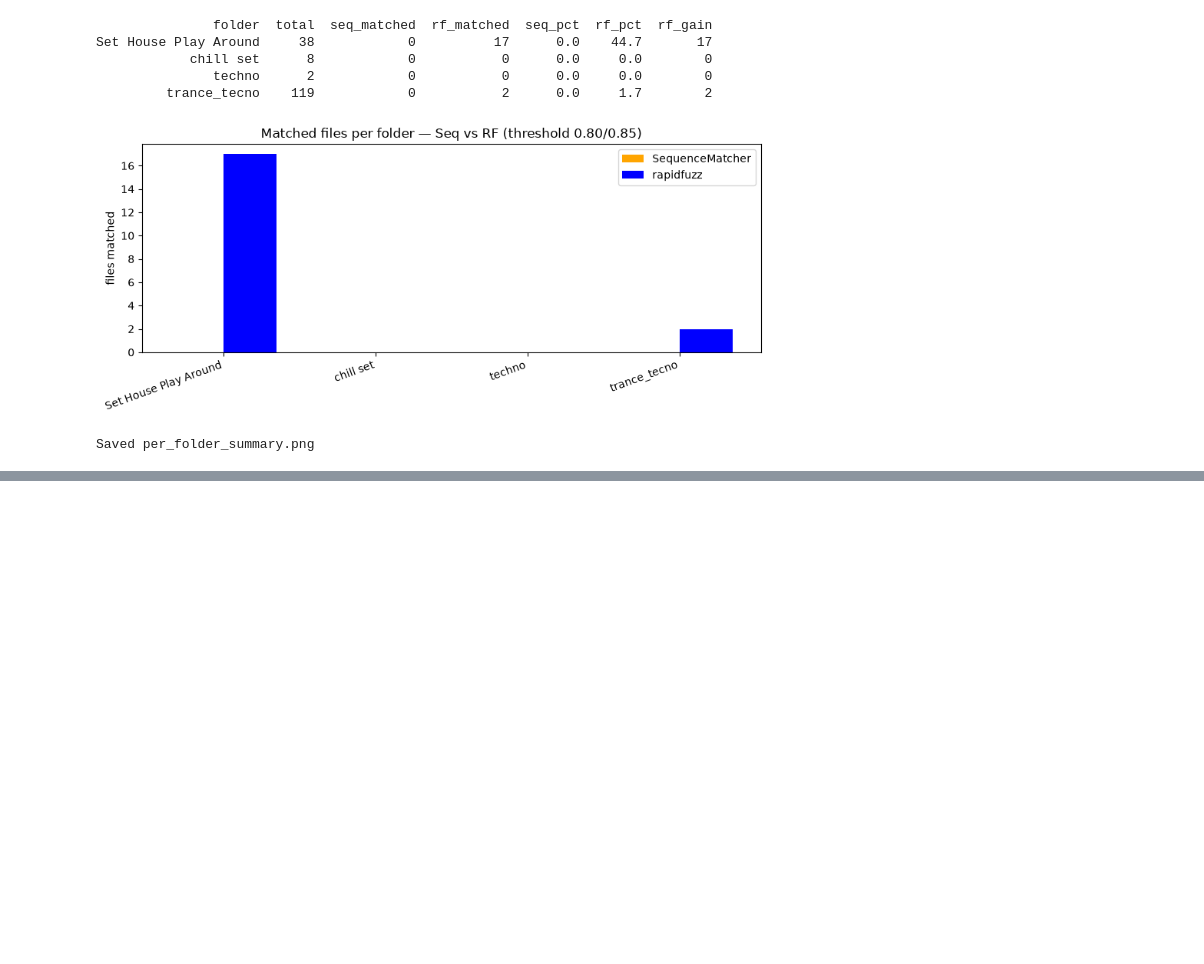
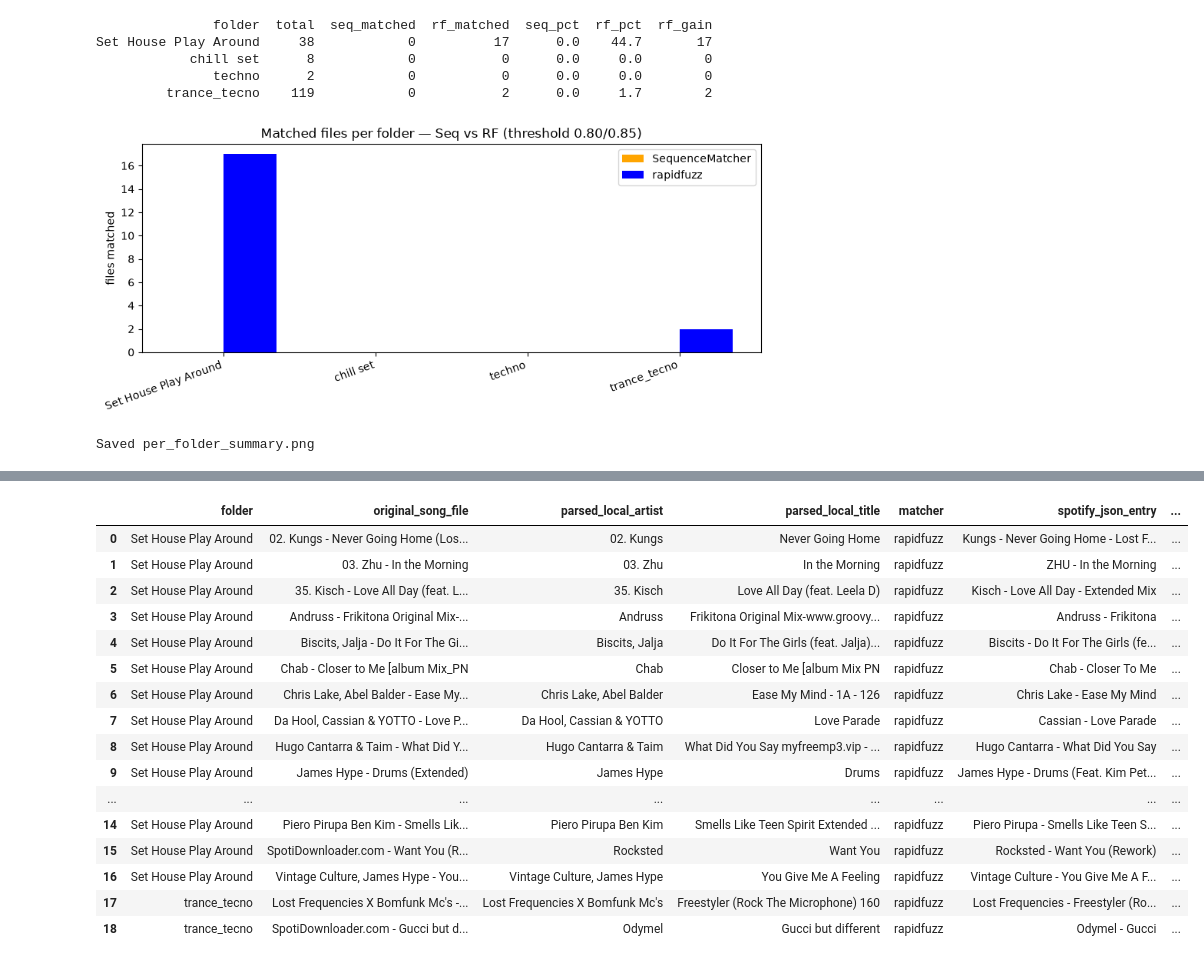
Before and after one commit to Aker95/DJ, a Jupyter notebook: experiment/matching_experiment.ipynb, the cells around one changed output, grey strips where cells are left out. Cells and saved outputs as stored; diff of their text form; code cells hidden in the pictures; blank space fills up the shorter version.

```diff
--- a/experiment/matching_experiment.ipynb
+++ b/experiment/matching_experiment.ipynb
@@ -530,0 +551,82 @@ Saved per_folder_summary.png
+# %%
+# File-level: show actual matched pairs (local file <-> Spotify JSON entry)
+match_rows = []
+
+for _, r in matrix.iterrows():
+    if r["seq_match"]:
+        match_rows.append({
+            "folder": r["folder"],
+            "original_song_file": r["filename"],
+            "parsed_local_artist": r["cand_artist"],
+            "parsed_local_title": r["cand_title"],
+            "matcher": "sequence",
+            "spotify_artist": r["seq_ref_artist"],
+            "spotify_title": r["seq_ref_title"],
+            "artist_score": r["seq_artist_score"],
+            "title_score": r["seq_title_score"],
+        })
+    if r["rf_match"]:
+        match_rows.append({
+            "folder": r["folder"],
+            "original_song_file": r["filename"],
+            "parsed_local_artist": r["cand_artist"],
+            "parsed_local_title": r["cand_title"],
+            "matcher": "rapidfuzz",
+            "spotify_artist": r["rf_ref_artist"],
+            "spotify_title": r["rf_ref_title"],
+            "artist_score": r["rf_artist_score"],
+            "title_score": r["rf_title_score"],
+        })
+
+actual_matches = pd.DataFrame(match_rows)
+
+# Enrich with exact fields from Spotify snapshot-derived ref_df
+ref_lookup = (
+    ref_df[["spotify_id", "artist", "title", "playlist", "subgenre"]]
+    .drop_duplicates(subset=["artist", "title"])
+    .rename(columns={"artist": "spotify_artist", "title": "spotify_title"})
+)
+
+actual_matches = actual_matches.merge(
+    ref_lookup,
+    on=["spotify_artist", "spotify_title"],
+    how="left"
+)
+
+actual_matches["spotify_json_entry"] = (
+    actual_matches["spotify_artist"].fillna("") + " - " + actual_matches["spotify_title"].fillna("")
+)
+
+actual_matches = actual_matches[
+    [
+        "folder",
+        "original_song_file",
+        "parsed_local_artist",
+        "parsed_local_title",
+        "matcher",
+        "spotify_json_entry",
+        "spotify_id",
+        "playlist",
+        "subgenre",
+        "artist_score",
+        "title_score",
+    ]
+].sort_values(["folder", "original_song_file", "matcher"])
+
+print(f"Matched rows (including both matchers): {len(actual_matches)}")
+display(actual_matches)
+
+# Folder-level summary (actual matches)
+folder_actual = (
+    actual_matches.groupby(["folder", "matcher"])
+    .agg(
+        matched_rows=("original_song_file", "count"),
+        unique_files_matched=("original_song_file", "nunique"),
+    )
+    .reset_index()
+    .sort_values(["folder", "matcher"])
+)
+
+print("\nFolder-level actual match summary:")
+display(folder_actual)
+# %% [output]
@@ -530,0 +634,17 @@ Saved per_folder_summary.png
+|  | folder | original_song_file | parsed_local_artist | parsed_local_title | matcher | spotify_json_entry | ... |
+| 0 | Set House Play Around | 02. Kungs - Never Going Home (Los... | 02. Kungs | Never Going Home | rapidfuzz | Kungs - Never Going Home - Lost F... | ... |
+| 1 | Set House Play Around | 03. Zhu - In the Morning | 03. Zhu | In the Morning | rapidfuzz | ZHU - In the Morning | ... |
+| 2 | Set House Play Around | 35. Kisch - Love All Day (feat. L... | 35. Kisch | Love All Day (feat. Leela D) | rapidfuzz | Kisch - Love All Day - Extended Mix | ... |
+| 3 | Set House Play Around | Andruss - Frikitona Original Mix-... | Andruss | Frikitona Original Mix-www.groovy... | rapidfuzz | Andruss - Frikitona | ... |
+| 4 | Set House Play Around | Biscits, Jalja - Do It For The Gi... | Biscits, Jalja | Do It For The Girls (feat. Jalja)... | rapidfuzz | Biscits - Do It For The Girls (fe... | ... |
+| 5 | Set House Play Around | Chab - Closer to Me [album Mix_PN | Chab | Closer to Me [album Mix PN | rapidfuzz | Chab - Closer To Me | ... |
+| 6 | Set House Play Around | Chris Lake, Abel Balder - Ease My... | Chris Lake, Abel Balder | Ease My Mind - 1A - 126 | rapidfuzz | Chris Lake - Ease My Mind | ... |
+| 7 | Set House Play Around | Da Hool, Cassian & YOTTO - Love P... | Da Hool, Cassian & YOTTO | Love Parade | rapidfuzz | Cassian - Love Parade | ... |
+| 8 | Set House Play Around | Hugo Cantarra & Taim - What Did Y... | Hugo Cantarra & Taim | What Did You Say myfreemp3.vip - ... | rapidfuzz | Hugo Cantarra - What Did You Say | ... |
+| 9 | Set House Play Around | James Hype - Drums (Extended) | James Hype | Drums | rapidfuzz | James Hype - Drums (Feat. Kim Pet... | ... |
+| ... | ... | ... | ... | ... | ... | ... | ... |
+| 14 | Set House Play Around | Piero Pirupa Ben Kim - Smells Lik... | Piero Pirupa Ben Kim | Smells Like Teen Spirit Extended ... | rapidfuzz | Piero Pirupa - Smells Like Teen S... | ... |
+| 15 | Set House Play Around | SpotiDownloader.com - Want You (R... | Rocksted | Want You | rapidfuzz | Rocksted - Want You (Rework) | ... |
+| 16 | Set House Play Around | Vintage Culture, James Hype - You... | Vintage Culture, James Hype | You Give Me A Feeling | rapidfuzz | Vintage Culture - You Give Me A F... | ... |
+| 17 | trance_tecno | Lost Frequencies X Bomfunk Mc's -... | Lost Frequencies X Bomfunk Mc's | Freestyler (Rock The Microphone) 160 | rapidfuzz | Lost Frequencies - Freestyler (Ro... | ... |
+| 18 | trance_tecno | SpotiDownloader.com - Gucci but d... | Odymel | Gucci but different | rapidfuzz | Odymel - Gucci | ... |
```
Also changed, not shown: parts of 2 cells of this notebook, 10 other files.
